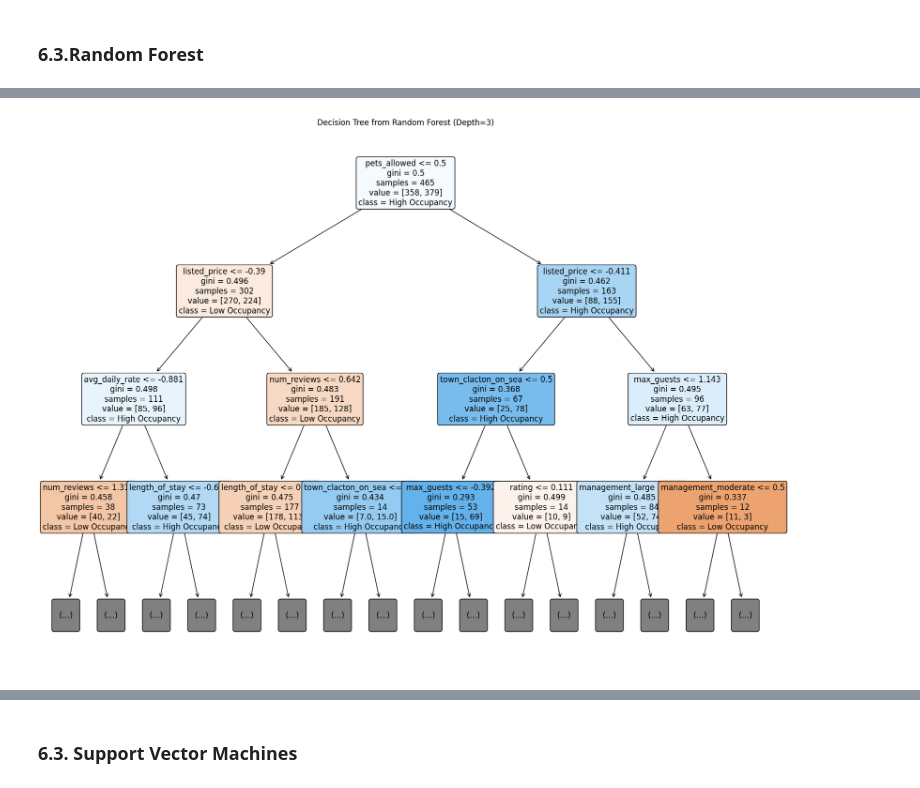
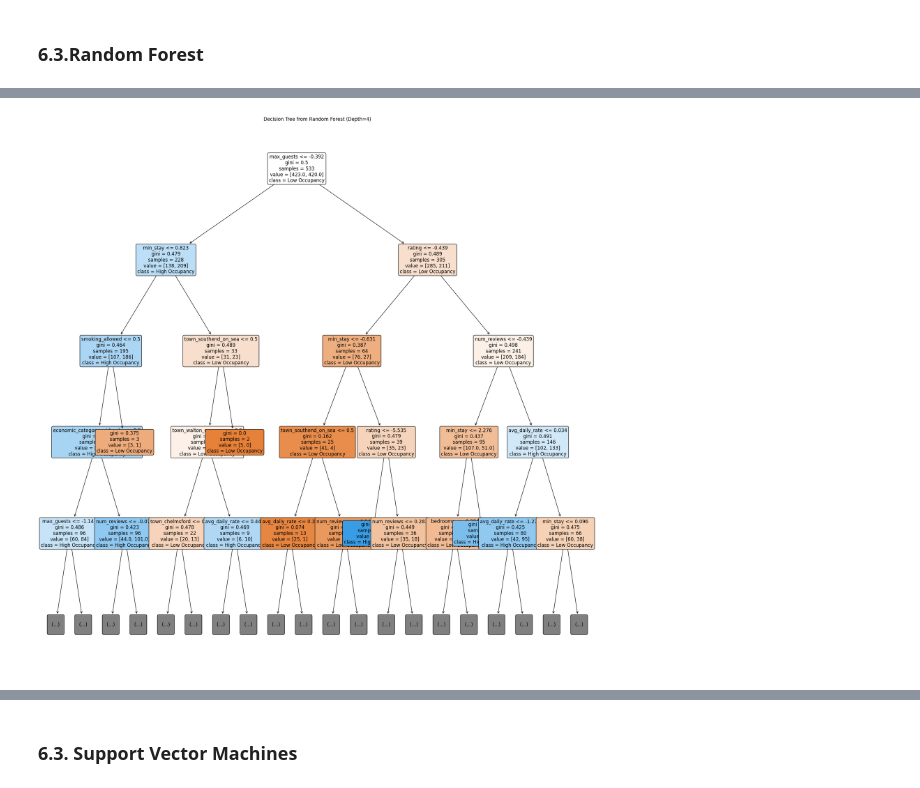
Before and after one commit to AvChilds/serviced_accommodation_ML_project, a Jupyter notebook: masters_assignment_2.ipynb, the cells around one changed output, grey strips where cells are left out. Cells and saved outputs as stored; diff of their text form; code cells hidden in the pictures.

```diff
--- a/masters_assignment_2.ipynb
+++ b/masters_assignment_2.ipynb
@@ -1317,7 +1375,7 @@ y = df['occupancy_group']
 # %%
 #splitting the data into train, val and test sets
 
-X_train, X_temp, y_train, y_temp = train_test_split(X, y, test_size=0.30, random_state=42, stratify=y)
+X_train, X_temp, y_train, y_temp = train_test_split(X, y, test_size=0.20, random_state=42, stratify=y)
 X_val, X_test, y_val, y_test = train_test_split(X_temp, y_temp, test_size=0.50, random_state=42, stratify=y_temp)
 # %%
 print(f"X_train:{X_train.shape}")
@@ -1348,5 +1406,5 @@ X_train[numerical_cols].head()
 # %%
-col_to_scale = ['avg_daily_rate', 'length_of_stay', 'min_stay','bedrooms', 'bathrooms','max_guests','listed_price', 'rating', 'num_reviews' ]
+col_to_scale = ['avg_daily_rate', 'min_stay','bedrooms', 'bathrooms','max_guests', 'rating', 'num_reviews' ]
 scaler = StandardScaler()
 X_train[col_to_scale] = scaler.fit_transform(X_train[col_to_scale])
 X_test[col_to_scale] = scaler.fit_transform(X_test[col_to_scale])
@@ -1449,16 +1507,21 @@ logreg.fit(X_train, y_train)
 logreg_preds = logreg.predict(X_val)
 logreg_prob = logreg.predict_proba(X_val)[:, 1]
 # %%
-#Tuning with GridSearchCV
+from scipy.stats import loguniform
 
+logreg = LogisticRegression(solver='liblinear')
+# Define parameter distribution
 logreg_params = {
-    'C': [0.01, 0.1, 1, 10, 100],
+    'C': loguniform(0.01, 100),  # Continuous range instead of discrete list
     'penalty': ['l1', 'l2']
 }
 
-logreg_tuned = GridSearchCV(logreg, logreg_params, cv=5, scoring='roc_auc')
-logreg_tuned .fit(X_train, y_train)
+# RandomizedSearchCV
+logreg_tuned = RandomizedSearchCV(logreg, logreg_params, n_iter=500, cv=5,
+                                   scoring='roc_auc', random_state=42)
+logreg_tuned.fit(X_train, y_train)
 
+# Evaluate
 best_logreg = logreg_tuned.best_estimator_
 best_logreg_preds = best_logreg.predict(X_val)
 best_logreg_prob = best_logreg.predict_proba(X_val)[:, 1]
@@ -1505,19 +1568,24 @@ rf.fit(X_train, y_train)
 rf_preds = rf.predict(X_val)
 rf_prob = rf.predict_proba(X_val)[:, 1]
 # %%
-#Tuning with GridSearchCV
 
+from scipy.stats import randint
 rf = RandomForestClassifier(random_state=42)
+
+# Define parameter distribution
 rf_params = {
-    'n_estimators': [100, 200, 300],
+    'n_estimators': randint(100, 301),
     'max_depth': [None, 10, 20, 30],
-    'min_samples_split': [2, 5, 10]
+    'min_samples_split': randint(2, 11)
 }
 
-rf_tuned = GridSearchCV(rf, rf_params, cv=5, scoring='roc_auc', n_jobs=-1)
+# RandomizedSearchCV
+rf_tuned = RandomizedSearchCV(rf, rf_params, n_iter=50, cv=5,
+                              scoring='roc_auc', random_state=42, n_jobs=-1)
 rf_tuned.fit(X_train, y_train)
 
-
+# Evaluate
+best_rf = rf_tuned.best_estimator_
 print("Best Random Forest Params:", rf_tuned.best_params_)
 print("Best ROC AUC (RF):", rf_tuned.best_score_)
 # %% [output]
@@ -1554,9 +1621,9 @@ weighted avg       0.67      0.67      0.67       158
 # %%
 single_tree = best_rf.estimators_[0] # Extract a single tree from the Random Forest
-max_depth = 3 # Set the maximum depth for the plot for readability
-plt.figure(figsize=(20, 15))
+max_depth = 4 # Set the maximum depth for the plot for readability
+plt.figure(figsize=(25, 25))
 plot_tree(single_tree, feature_names=X_train.columns, class_names=['Low Occupancy', 'High Occupancy'], filled=True, rounded=True, fontsize=12, max_depth=max_depth)
 plt.title(f'Decision Tree from Random Forest (Depth={max_depth})')
 plt.show();
 # %% [output]
-[figure, old version]
+[figure, new version]
```
Also changed, not shown: parts of 69 cells of this notebook.
